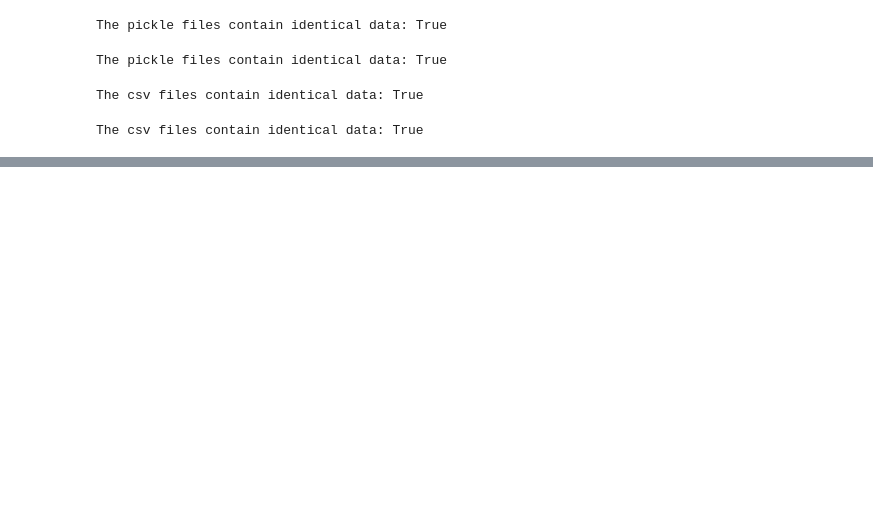
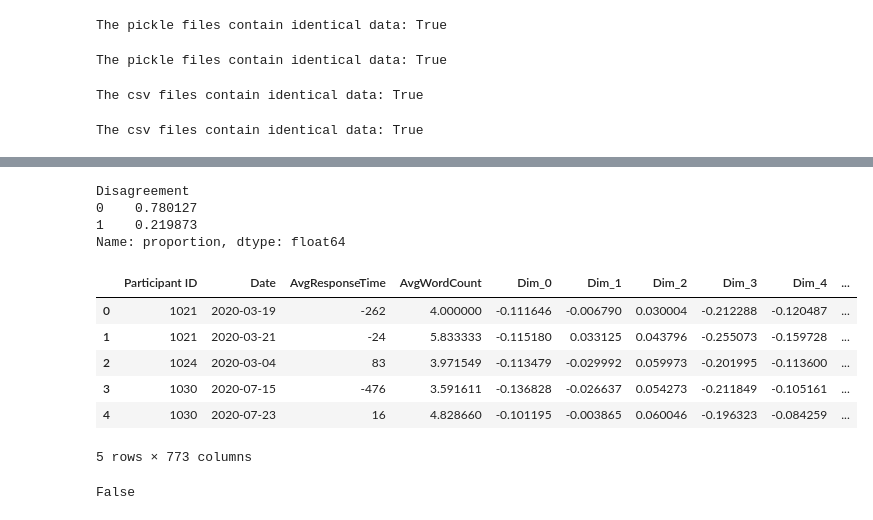
Before and after one commit to The-SATH-Lab/IPV-Disagreements, a Jupyter notebook: notebooks/files_test.ipynb, the cells around one changed output, grey strips where cells are left out. Cells and saved outputs as stored; diff of their text form; code cells hidden in the pictures; blank space fills up the shorter version.

```diff
--- a/notebooks/files_test.ipynb
+++ b/notebooks/files_test.ipynb
@@ -78,0 +160,24 @@ The csv files contain identical data: True
+# %%
+snap_modeling_df['Disagreement'].value_counts(normalize=True)
+# %% [output]
+Disagreement
+0    0.780127
+1    0.219873
+Name: proportion, dtype: float64
+# %%
+snap_modeling_df_test = pd.read_csv('/Users/maheshbabu/Documents/IPV Project - SATH Lab/preprocessed_data/SNAP Study/all_participants/snap_modeling_df.csv',
+                                    parse_dates=['Date'])
+# %%
+snap_modeling_df_test.head()
+# %% [output]
+|  | Participant ID | Date | AvgResponseTime | AvgWordCount | Dim_0 | Dim_1 | Dim_2 | Dim_3 | Dim_4 | ... |
+| 0 | 1021 | 2020-03-19 | -262 | 4.000000 | -0.111646 | -0.006790 | 0.030004 | -0.212288 | -0.120487 | ... |
+| 1 | 1021 | 2020-03-21 | -24 | 5.833333 | -0.115180 | 0.033125 | 0.043796 | -0.255073 | -0.159728 | ... |
+| 2 | 1024 | 2020-03-04 | 83 | 3.971549 | -0.113479 | -0.029992 | 0.059973 | -0.201995 | -0.113600 | ... |
+| 3 | 1030 | 2020-07-15 | -476 | 3.591611 | -0.136828 | -0.026637 | 0.054273 | -0.211849 | -0.105161 | ... |
+| 4 | 1030 | 2020-07-23 | 16 | 4.828660 | -0.101195 | -0.003865 | 0.060046 | -0.196323 | -0.084259 | ... |
+5 rows × 773 columns
+# %%
+snap_modeling_df.equals(snap_modeling_df_test)
+# %% [output]
+False
```
Also changed, not shown: parts of 10 cells of this notebook, 16 other files.
